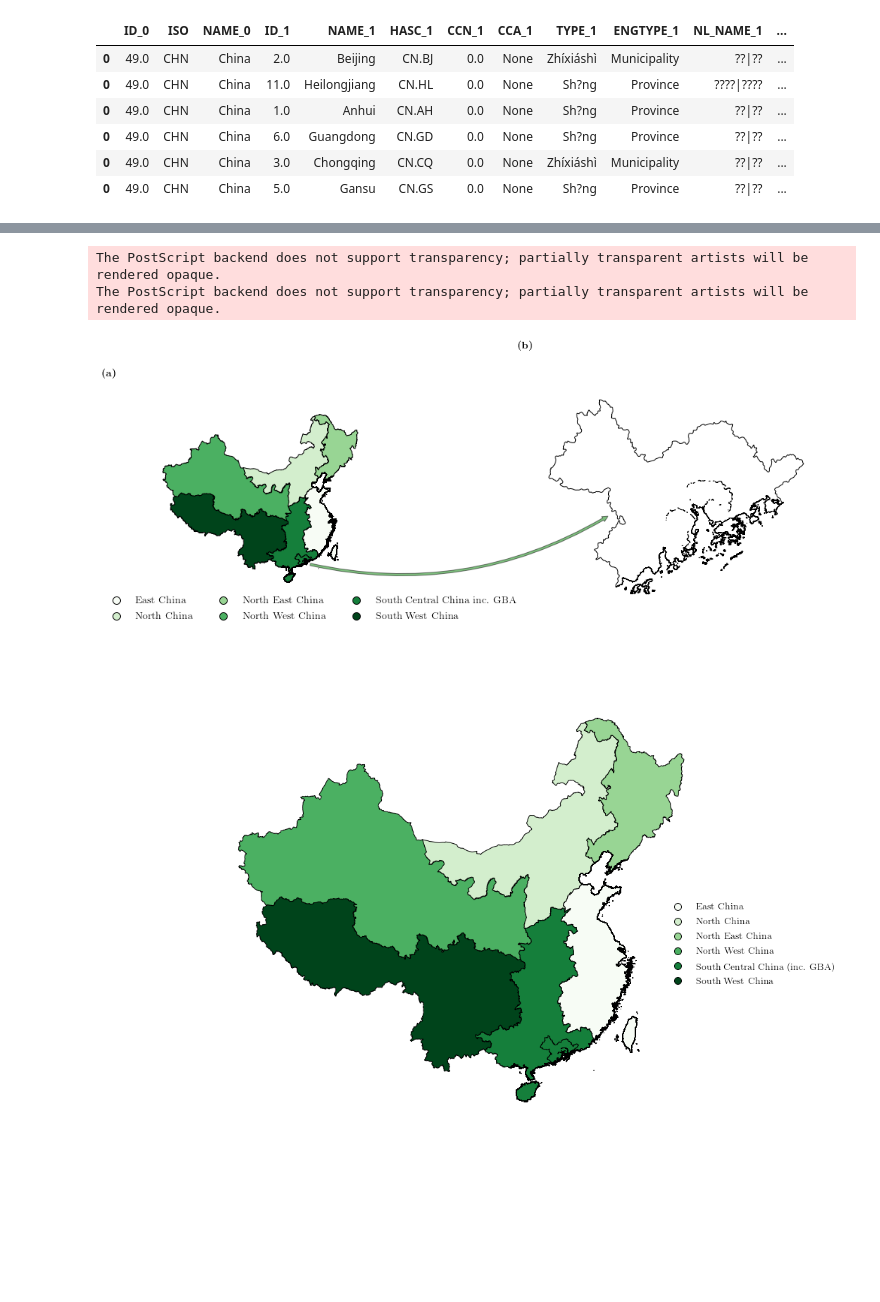
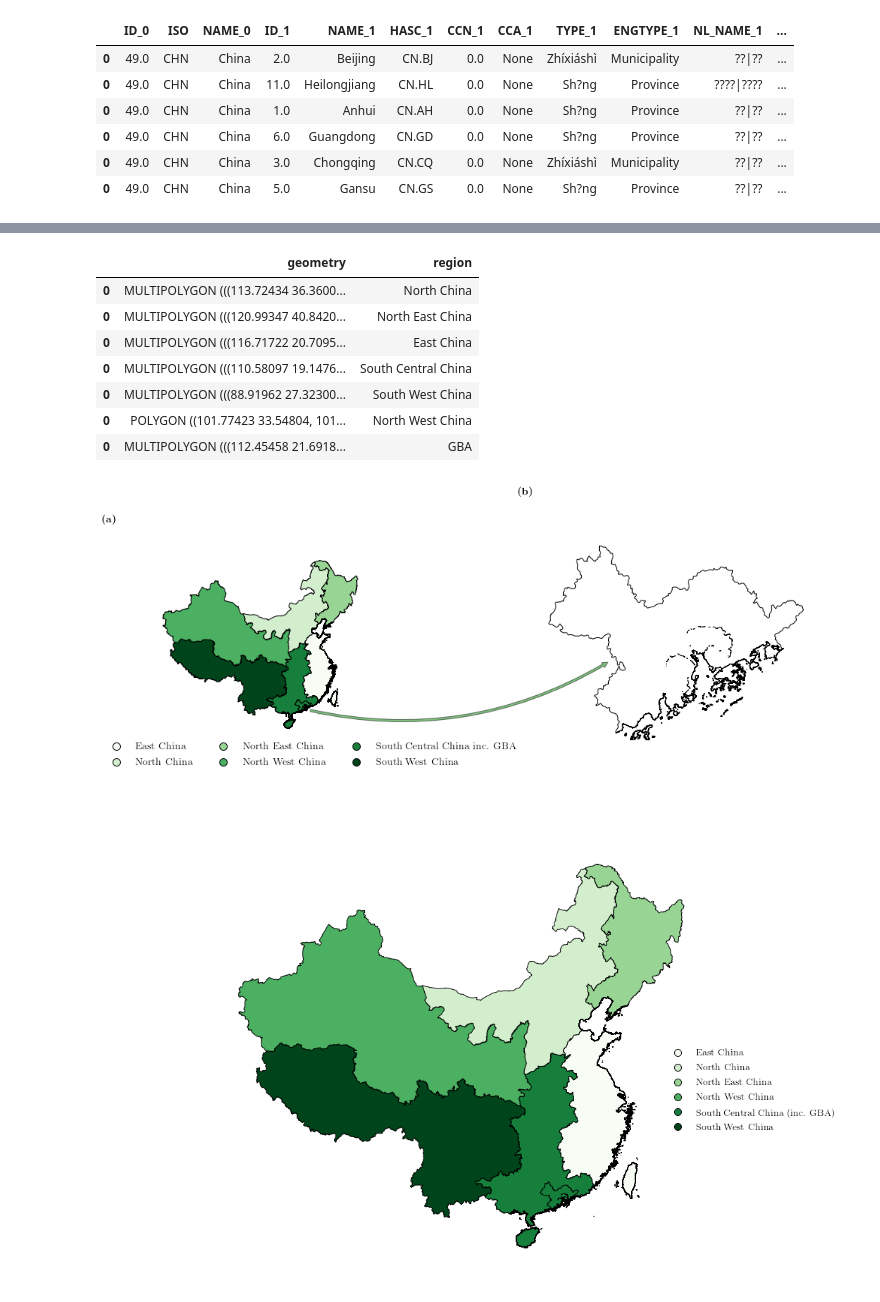
Before and after one commit to lukeconibear/emulator, a Jupyter notebook: emulator_plots.ipynb, the cells around one changed output, grey strips where cells are left out. Saved outputs shown, nothing was run; the diff lists cells and outputs as text; code cells hidden in the pictures; blank space fills up the shorter version.

```diff
--- a/emulator_plots.ipynb
+++ b/emulator_plots.ipynb
@@ -97,3 +97,19 @@ gdf_gba
+# %%
+gdf = gdf_regions.append(gdf_gba)
+gdf.drop(['ISO', 'CCA_1', 'ID_0', 'NAME_0', 'ID_1', 'NAME_1', 'HASC_1', 'CCN_1', 'TYPE_1', 'ENGTYPE_1', 'NL_NAME_1', 'VARNAME_1', 'GID_0', 'id'], axis=1, inplace=True)
+gdf.columns = ['geometry', 'region']
+gdf['region'] = ['North China', 'North East China', 'East China', 'South Central China', 'South West China', 'North West China', 'GBA']
+#gdf.to_file('/nfs/a68/earlacoa/shapefiles/china/china_regions.shp')
+gdf
+# %% [output]
+|  | geometry | region |
+| 0 | MULTIPOLYGON (((113.72434 36.3600... | North China |
+| 0 | MULTIPOLYGON (((120.99347 40.8420... | North East China |
+| 0 | MULTIPOLYGON (((116.71722 20.7095... | East China |
+| 0 | MULTIPOLYGON (((110.58097 19.1476... | South Central China |
+| 0 | MULTIPOLYGON (((88.91962 27.32300... | South West China |
+| 0 | POLYGON ((101.77423 33.54804, 101... | North West China |
+| 0 | MULTIPOLYGON (((112.45458 21.6918... | GBA |
 # %%
 proj = gcrs.AlbersEqualArea(central_latitude=35, central_longitude=105)
 fig = plt.figure(figsize=(15, 15))
@@ -130,12 +146,10 @@ arrow = matplotlib.patches.FancyArrowPatch(
 fig.patches.append(arrow)
 
 plt.tight_layout()
-plt.savefig('/nfs/b0122/earlacoa/png/paper_aia_emulator/regions.png', dpi=700, alpha=True, bbox_inches='tight')
-plt.savefig('/nfs/b0122/earlacoa/png/paper_aia_emulator/regions.eps', format='eps', dpi=700, alpha=True, bbox_inches='tight')
+#plt.savefig('/nfs/b0122/earlacoa/png/paper_aia_emulator/regions.png', dpi=700, alpha=True, bbox_inches='tight')
+#plt.savefig('/nfs/b0122/earlacoa/png/paper_aia_emulator/regions.eps', format='eps', dpi=700, alpha=True, bbox_inches='tight')
 plt.show()
 # %% [output]
-The PostScript backend does not support transparency; partially transparent artists will be rendered opaque.
-The PostScript backend does not support transparency; partially transparent artists will be rendered opaque.
 [figure]
 # %%
 proj = gcrs.AlbersEqualArea(central_latitude=35, central_longitude=105)
```
Also changed, not shown: parts of 3 cells of this notebook.
